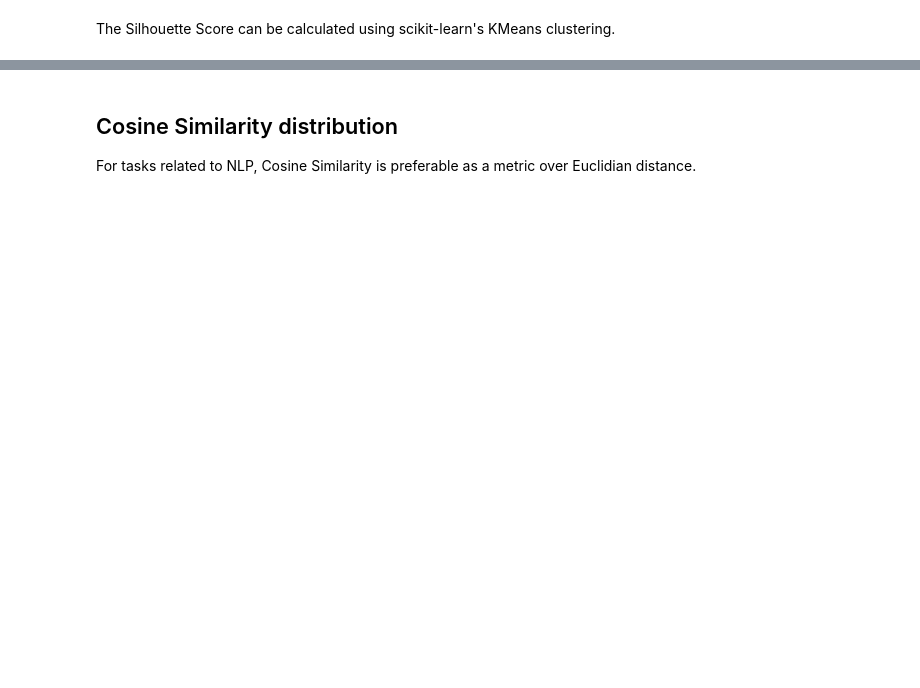
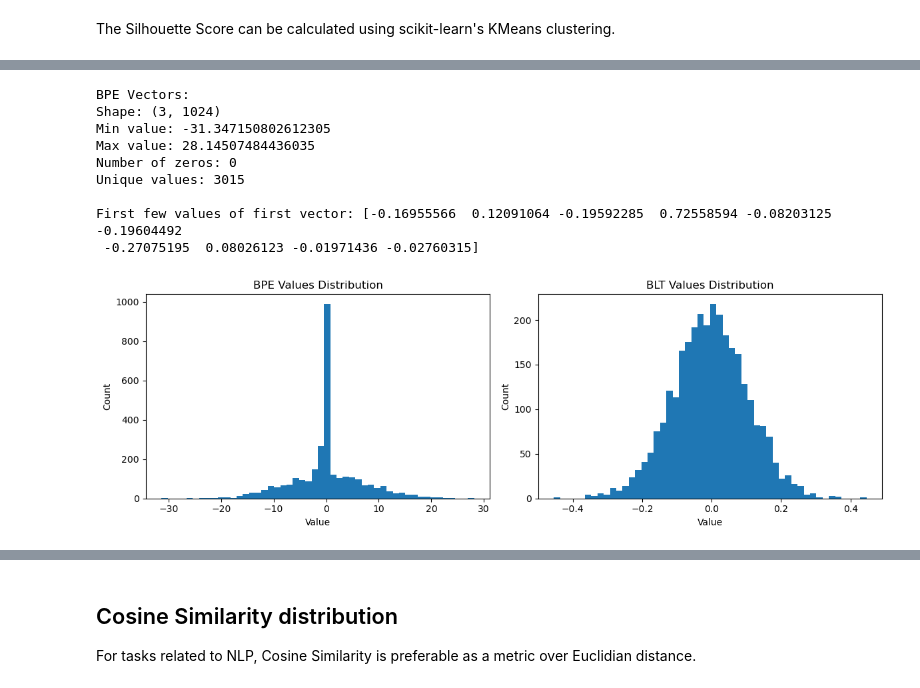
Before and after one commit to norandom/infosec_ml_rnd, a Jupyter notebook: bpe_vs_blt_log_vec/blt_or_bpe_log_vec.ipynb, the cells around one changed output, grey strips where cells are left out. Drawn from its saved outputs; the diff is of its cells as text; code cells hidden in the pictures; blank space fills up the shorter version.

```diff
--- a/bpe_vs_blt_log_vec/blt_or_bpe_log_vec.ipynb
+++ b/bpe_vs_blt_log_vec/blt_or_bpe_log_vec.ipynb
@@ -232,0 +207,17 @@ blt_embedding = get_text_embedding(test_text, model, tokenizer_path)
+# %%
+import importlib
+import blt_wrapper.blt_wrapper
+from transformers import AutoTokenizer
+import time
+
+# Same pattern of refreshing
+importlib.reload(blt_wrapper.blt_wrapper)
+from blt_wrapper.blt_wrapper import make_blt_embeddings
+
+# Measure execution time
+start_time = time.time()
+blt_embedding = make_blt_embeddings()
+end_time = time.time()
+
+execution_time = end_time - start_time
+print(f"Execution time: {execution_time:.2f} seconds")
@@ -362,3 +409,62 @@ The Silhouette Score can be calculated using scikit-learn's KMeans clustering.
+# %%
+import duckdb
+import numpy as np
+from sklearn.preprocessing import StandardScaler
+
+# Create a new connection
+con = duckdb.connect('embeddings_1k.duckdb')
+
+# Get a sample
+query = """
+SELECT
+    embedding_blt::DOUBLE[] as blt_embedding,
+    embedding_bpe::DOUBLE[] as bpe_embedding
+FROM message_embeddings
+LIMIT 3
+"""
+sample_data = con.execute(query).fetchdf()
+
+# Convert to arrays
+bpe_vectors = np.stack(sample_data['bpe_embedding'].values)
+blt_vectors = np.stack(sample_data['blt_embedding'].values)
+
+# Print detailed statistics
+print("BPE Vectors:")
+print("Shape:", bpe_vectors.shape)
+print("Min value:", np.min(bpe_vectors))
+print("Max value:", np.max(bpe_vectors))
+print("Number of zeros:", np.sum(bpe_vectors == 0))
+print("Unique values:", len(np.unique(bpe_vectors)))
+print("\nFirst few values of first vector:", bpe_vectors[0][:10])
+
+# Try visualizing the distribution
+plt.figure(figsize=(12, 4))
+plt.subplot(121)
+plt.hist(bpe_vectors.flatten(), bins=50)
+plt.title('BPE Values Distribution')
+plt.xlabel('Value')
+plt.ylabel('Count')
+
+plt.subplot(122)
+plt.hist(blt_vectors.flatten(), bins=50)
+plt.title('BLT Values Distribution')
+plt.xlabel('Value')
+plt.ylabel('Count')
+plt.tight_layout()
+plt.show()
+
+con.close()
+# %% [output]
+BPE Vectors:
+Shape: (3, 1024)
+Min value: -31.347150802612305
+Max value: 28.14507484436035
+Number of zeros: 0
+Unique values: 3015
+
+First few values of first vector: [-0.16955566  0.12091064 -0.19592285  0.72558594 -0.08203125 -0.19604492
+ -0.27075195  0.08026123 -0.01971436 -0.02760315]
+[figure, added]
 # %%
 from sklearn.cluster import KMeans
 from sklearn.metrics import silhouette_score
```
Also changed, not shown: parts of 39 cells of this notebook, 2 other files.
